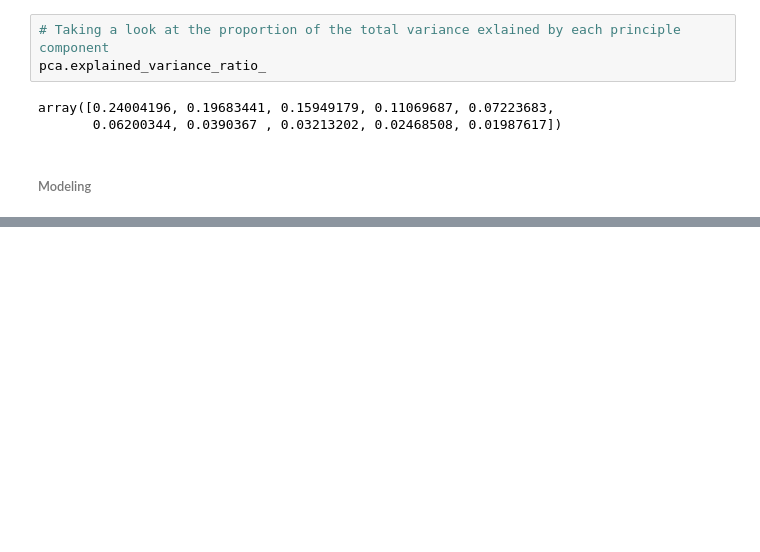
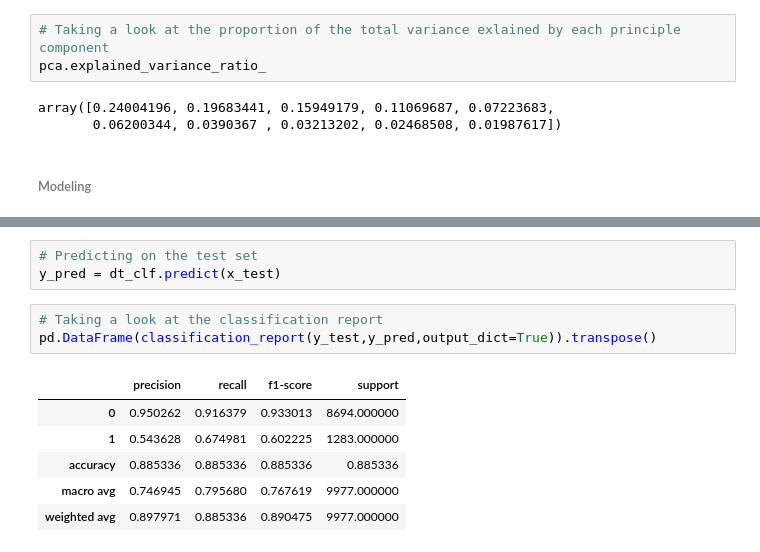
Before and after one commit to WilliamNdoni/loan_approval_prediction_kaggle, a Jupyter notebook: loan_approval_prediction.ipynb, the cells around one changed output, grey strips where cells are left out. Saved outputs shown, nothing was run; the diff lists cells and outputs as text; blank space fills up the shorter version.

```diff
--- a/loan_approval_prediction.ipynb
+++ b/loan_approval_prediction.ipynb
@@ -627,0 +663,13 @@ array([0.24004196, 0.19683441, 0.15949179, 0.11069687, 0.07223683,
+# %%
+# Predicting on the test set
+y_pred = dt_clf.predict(x_test)
+# %%
+# Taking a look at the classification report
+pd.DataFrame(classification_report(y_test,y_pred,output_dict=True)).transpose()
+# %% [output]
+|  | precision | recall | f1-score | support |
+| 0 | 0.950262 | 0.916379 | 0.933013 | 8694.000000 |
+| 1 | 0.543628 | 0.674981 | 0.602225 | 1283.000000 |
+| accuracy | 0.885336 | 0.885336 | 0.885336 | 0.885336 |
+| macro avg | 0.746945 | 0.795680 | 0.767619 | 9977.000000 |
+| weighted avg | 0.897971 | 0.885336 | 0.890475 | 9977.000000 |
```
Also changed, not shown: parts of 11 cells of this notebook.
